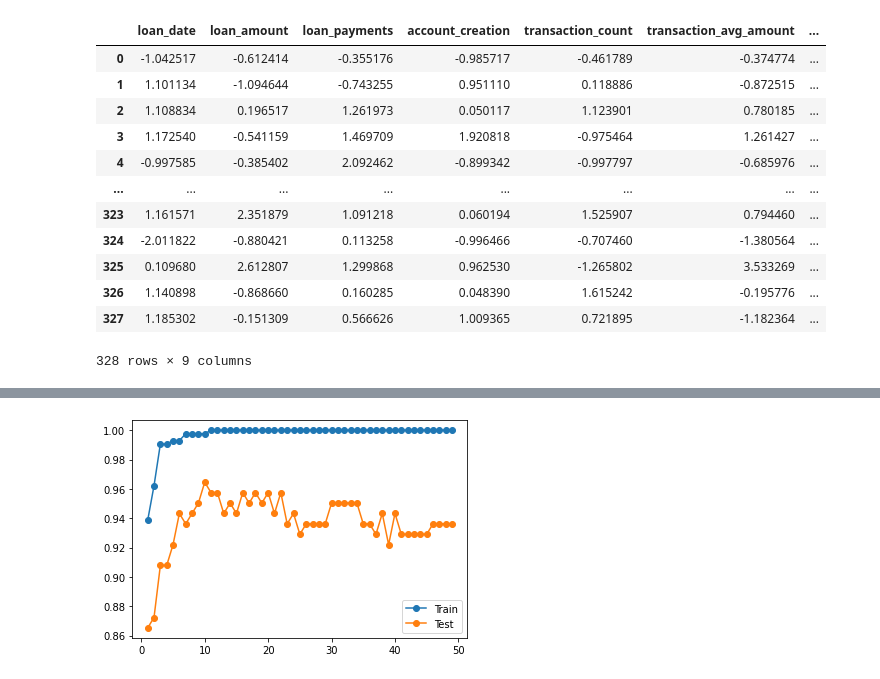
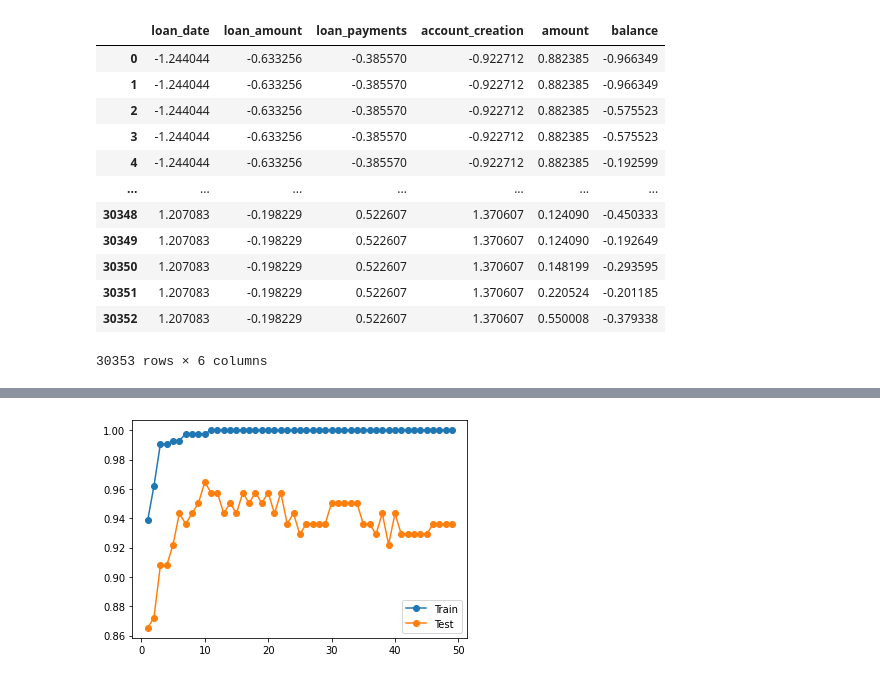
Before and after one commit to joaonmatos/feup-machine-learning, a Jupyter notebook: classifiers.ipynb, the cells around one changed output, grey strips where cells are left out. Drawn from its saved outputs; the diff is of its cells as text; code cells hidden in the pictures.

```diff
--- a/classifiers.ipynb
+++ b/classifiers.ipynb
@@ -29,13 +29,25 @@ with sqlite3.connect("./database_train.db") as db:
     train_dataset = pd.read_sql_query(sql = query, con = db)
 # %%
 # Data Cleaning
+
+# Convert empty k_symbol to None
+for index in range(len(train_dataset.k_symbol)):
+    if train_dataset.k_symbol[index] == " ":
+        train_dataset.k_symbol[index] = None
+
+
 interpolated = train_dataset.interpolate(method ='pad')
 
-lines_to_drop = []
+# Search for None Operations
+lines_to_drop = set([])
 for index in range(len(interpolated.operation)):
     if interpolated.operation[index] == None:
-        lines_to_drop.append(index)
+        lines_to_drop.add(index)
 
-cleaned_interpoleated = interpolated.drop(lines_to_drop, axis=0)
-cleaned_interpoleated
+for index in range(len(interpolated.k_symbol)):
+    if interpolated.k_symbol[index] == None:
+        lines_to_drop.add(index)
+
+cleaned_interpolated = interpolated.drop(list(lines_to_drop).copy(), axis=0)
+cleaned_interpolated
 # %% [output]
@@ -55,28 +70,28 @@ cleaned_interpoleated
 # %%
 # Standarization
 
 from sklearn.preprocessing import StandardScaler
 
 # Everything except loan_duration, loan_status
-features_to_standardize = ["loan_date", "loan_amount", "loan_payments", "account_creation", "transaction_count", "transaction_avg_amount", "transaction_min_balance", "transaction_max_balance", "transaction_avg_balance"]
-train_dataset_to_scale = train_dataset[features_to_standardize]
+features_to_standardize = ["loan_date", "loan_amount", "loan_payments", "account_creation", "amount", "balance"]
+train_dataset_to_scale = cleaned_interpolated[features_to_standardize]
 
 # Scaler
 scaler = StandardScaler()
 scaled_train_dataset = pd.DataFrame(scaler.fit_transform(train_dataset_to_scale), columns = train_dataset_to_scale.columns)
 
 scaled_train_dataset
 # %% [output]
-|  | loan_date | loan_amount | loan_payments | account_creation | transaction_count | transaction_avg_amount | ... |
-| 0 | -1.042517 | -0.612414 | -0.355176 | -0.985717 | -0.461789 | -0.374774 | ... |
-| 1 | 1.101134 | -1.094644 | -0.743255 | 0.951110 | 0.118886 | -0.872515 | ... |
-| 2 | 1.108834 | 0.196517 | 1.261973 | 0.050117 | 1.123901 | 0.780185 | ... |
-| 3 | 1.172540 | -0.541159 | 1.469709 | 1.920818 | -0.975464 | 1.261427 | ... |
-| 4 | -0.997585 | -0.385402 | 2.092462 | -0.899342 | -0.997797 | -0.685976 | ... |
-| ... | ... | ... | ... | ... | ... | ... | ... |
-| 323 | 1.161571 | 2.351879 | 1.091218 | 0.060194 | 1.525907 | 0.794460 | ... |
-| 324 | -2.011822 | -0.880421 | 0.113258 | -0.996466 | -0.707460 | -1.380564 | ... |
-| 325 | 0.109680 | 2.612807 | 1.299868 | 0.962530 | -1.265802 | 3.533269 | ... |
-| 326 | 1.140898 | -0.868660 | 0.160285 | 0.048390 | 1.615242 | -0.195776 | ... |
-| 327 | 1.185302 | -0.151309 | 0.566626 | 1.009365 | 0.721895 | -1.182364 | ... |
+|  | loan_date | loan_amount | loan_payments | account_creation | amount | balance |
+| 0 | -1.244044 | -0.633256 | -0.385570 | -0.922712 | 0.882385 | -0.966349 |
+| 1 | -1.244044 | -0.633256 | -0.385570 | -0.922712 | 0.882385 | -0.966349 |
+| 2 | -1.244044 | -0.633256 | -0.385570 | -0.922712 | 0.882385 | -0.575523 |
+| 3 | -1.244044 | -0.633256 | -0.385570 | -0.922712 | 0.882385 | -0.575523 |
+| 4 | -1.244044 | -0.633256 | -0.385570 | -0.922712 | 0.882385 | -0.192599 |
+| ... | ... | ... | ... | ... | ... | ... |
+| 30348 | 1.207083 | -0.198229 | 0.522607 | 1.370607 | 0.124090 | -0.450333 |
+| 30349 | 1.207083 | -0.198229 | 0.522607 | 1.370607 | 0.124090 | -0.192649 |
+| 30350 | 1.207083 | -0.198229 | 0.522607 | 1.370607 | 0.148199 | -0.293595 |
+| 30351 | 1.207083 | -0.198229 | 0.522607 | 1.370607 | 0.220524 | -0.201185 |
+| 30352 | 1.207083 | -0.198229 | 0.522607 | 1.370607 | 0.550008 | -0.379338 |
-328 rows × 9 columns
+30353 rows × 6 columns
```
Also changed, not shown: parts of 7 cells of this notebook.
